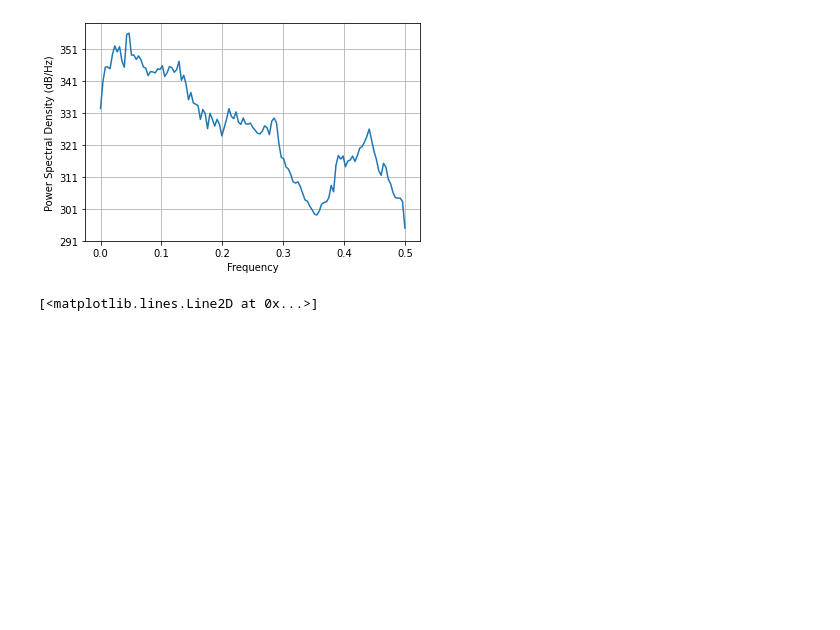
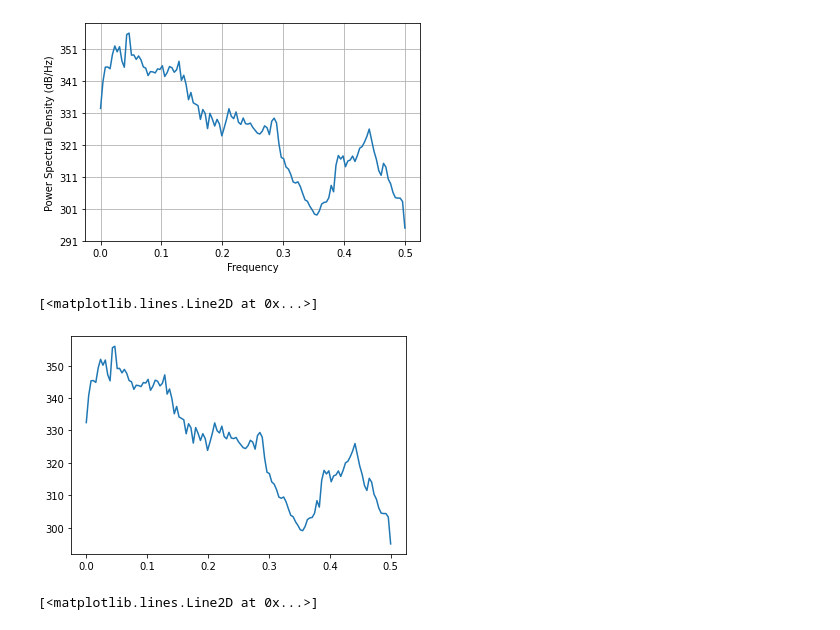
Before and after one commit to goznalo-git/AudioWaves, a Jupyter notebook: AudioWaves.ipynb, the cells around one changed output. Saved outputs shown, nothing was run; the diff lists cells and outputs as text; code cells hidden in the pictures; blank space fills up the shorter version.

```diff
--- a/AudioWaves.ipynb
+++ b/AudioWaves.ipynb
@@ -109,5 +112,10 @@ Welfreq = spectrum.WelchPeriodogram(sound_info[:onesec_info]) # this is the freq
 # %% [output]
 [figure]
+# %%
+plt.plot(Welfreq[0][1],10*np.log10(Welfreq[0][0]))
+# %% [output]
+[<matplotlib.lines.Line2D at 0x...>]
+[figure, added]
 # %%
 # This is a P-nearest-averaged spectrum.
 Danfreq = spectrum.DaniellPeriodogram(sound_info[:onesec_info],8) # this is the frequency spectrum
```
Also changed, not shown: parts of 6 cells of this notebook, 1 other file.
